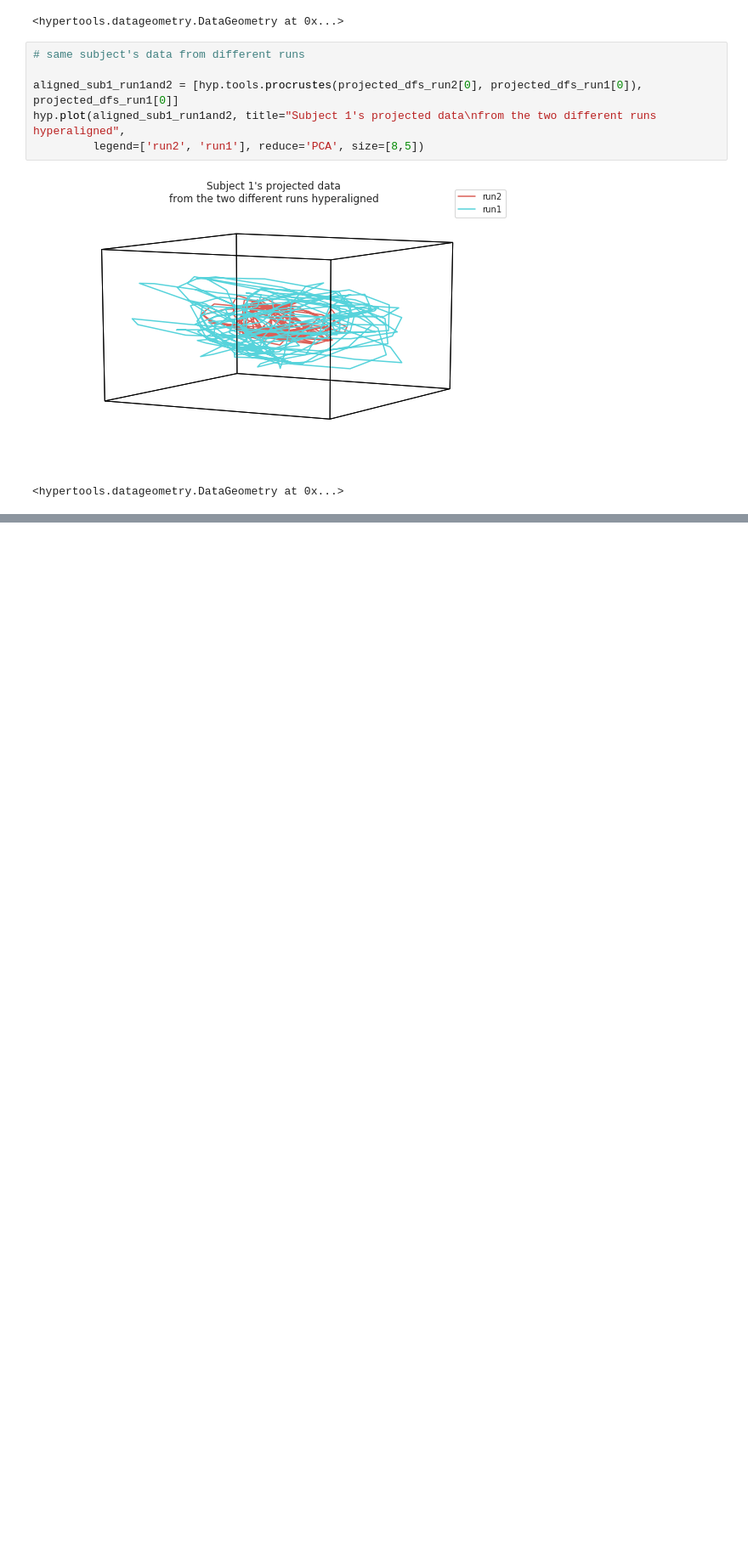
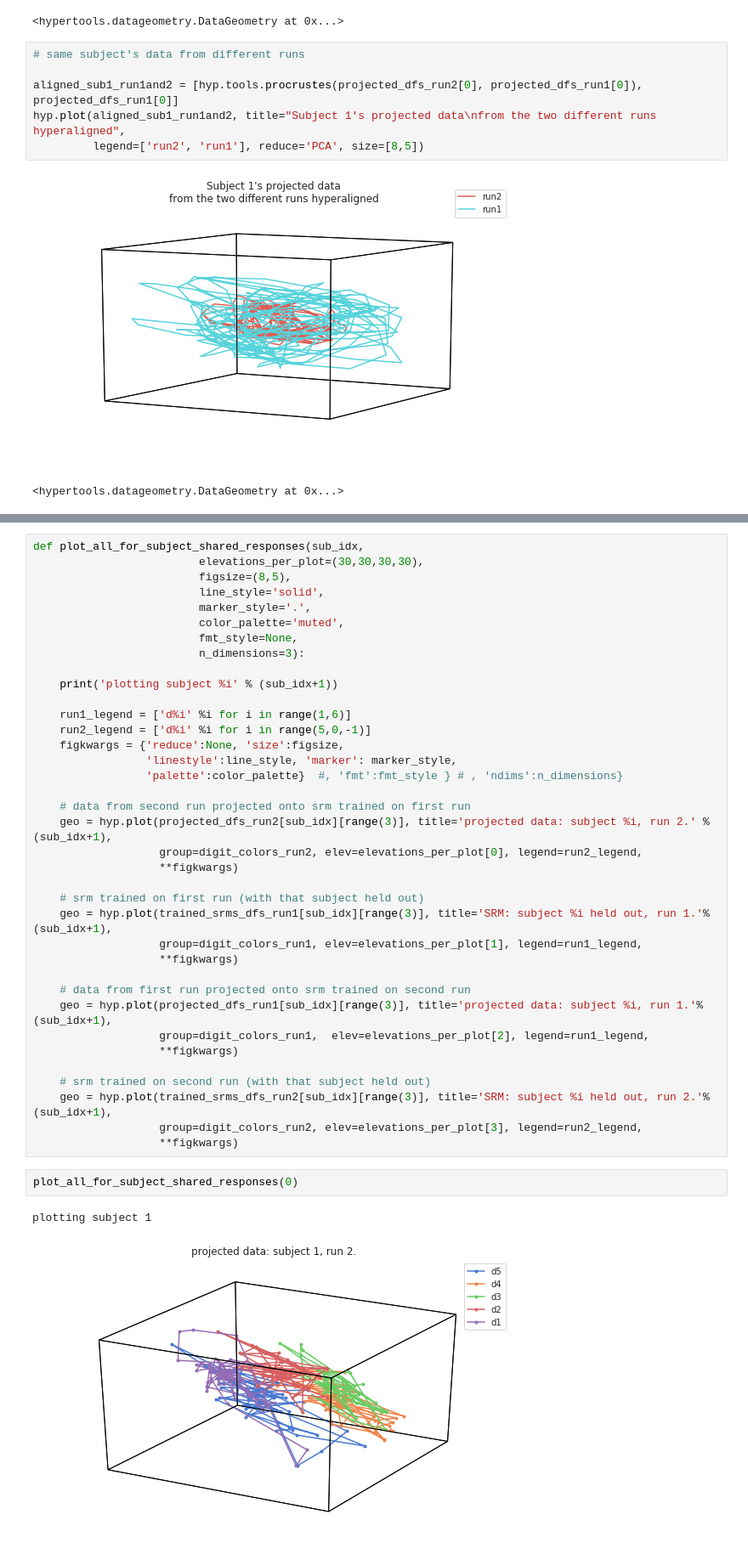
Before and after one commit to oliver-contier/somato_align, a Jupyter notebook: srm/visualize_projection_crossval.ipynb, the cells around one changed output, grey strips where cells are left out. Shown at 85% size. Cells and saved outputs as stored; diff of their text form; blank space fills up the shorter version.

```diff
--- a/srm/visualize_projection_crossval.ipynb
+++ b/srm/visualize_projection_crossval.ipynb
@@ -218,0 +225,42 @@ hyp.plot(aligned_sub1_run1and2, title="Subject 1's projected data\nfrom the two
+# %%
+def plot_all_for_subject_shared_responses(sub_idx,
+                         elevations_per_plot=(30,30,30,30),
+                         figsize=(8,5),
+                         line_style='solid',
+                         marker_style='.',
+                         color_palette='muted',
+                         fmt_style=None,
+                         n_dimensions=3):
+
+    print('plotting subject %i' % (sub_idx+1))
+
+    run1_legend = ['d%i' %i for i in range(1,6)]
+    run2_legend = ['d%i' %i for i in range(5,0,-1)]
+    figkwargs = {'reduce':None, 'size':figsize,
+                 'linestyle':line_style, 'marker': marker_style,
+                 'palette':color_palette}  #, 'fmt':fmt_style } # , 'ndims':n_dimensions}
+
+    # data from second run projected onto srm trained on first run
+    geo = hyp.plot(projected_dfs_run2[sub_idx][range(3)], title='projected data: subject %i, run 2.' % (sub_idx+1),
+                   group=digit_colors_run2, elev=elevations_per_plot[0], legend=run2_legend,
+                   **figkwargs)
+
+    # srm trained on first run (with that subject held out)
+    geo = hyp.plot(trained_srms_dfs_run1[sub_idx][range(3)], title='SRM: subject %i held out, run 1.'% (sub_idx+1),
+                   group=digit_colors_run1, elev=elevations_per_plot[1], legend=run1_legend,
+                   **figkwargs)
+
+    # data from first run projected onto srm trained on second run
+    geo = hyp.plot(projected_dfs_run1[sub_idx][range(3)], title='projected data: subject %i, run 1.'% (sub_idx+1),
+                   group=digit_colors_run1,  elev=elevations_per_plot[2], legend=run1_legend,
+                   **figkwargs)
+
+    # srm trained on second run (with that subject held out)
+    geo = hyp.plot(trained_srms_dfs_run2[sub_idx][range(3)], title='SRM: subject %i held out, run 2.'% (sub_idx+1),
+                   group=digit_colors_run2, elev=elevations_per_plot[3], legend=run2_legend,
+                   **figkwargs)
+# %%
+plot_all_for_subject_shared_responses(0)
+# %% [output]
+plotting subject 1
+[figure, added]
```
Also changed, not shown: parts of 8 cells of this notebook, 1 other file.
